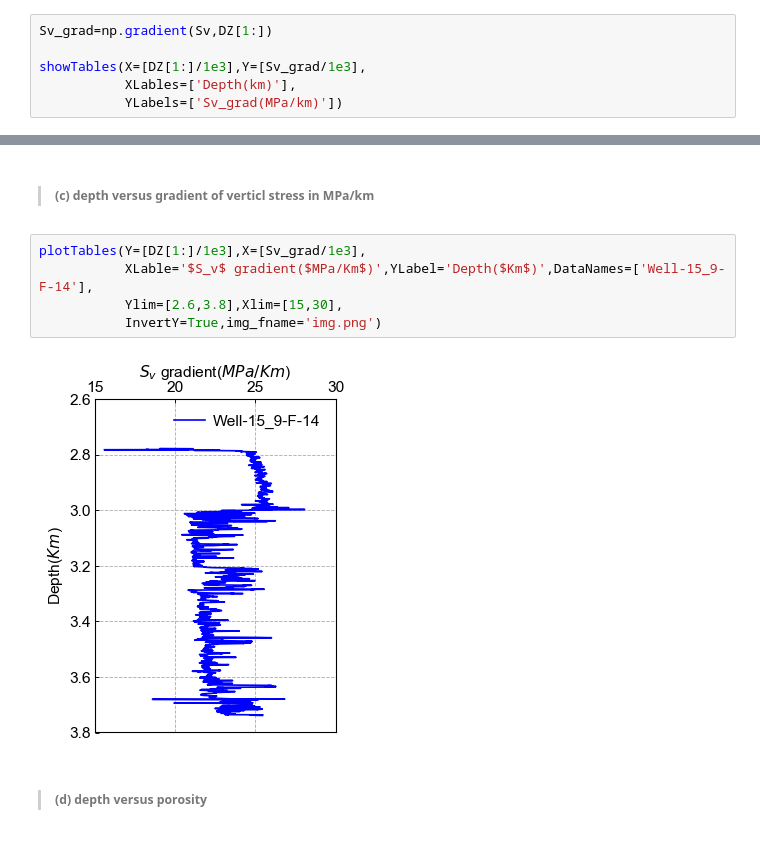
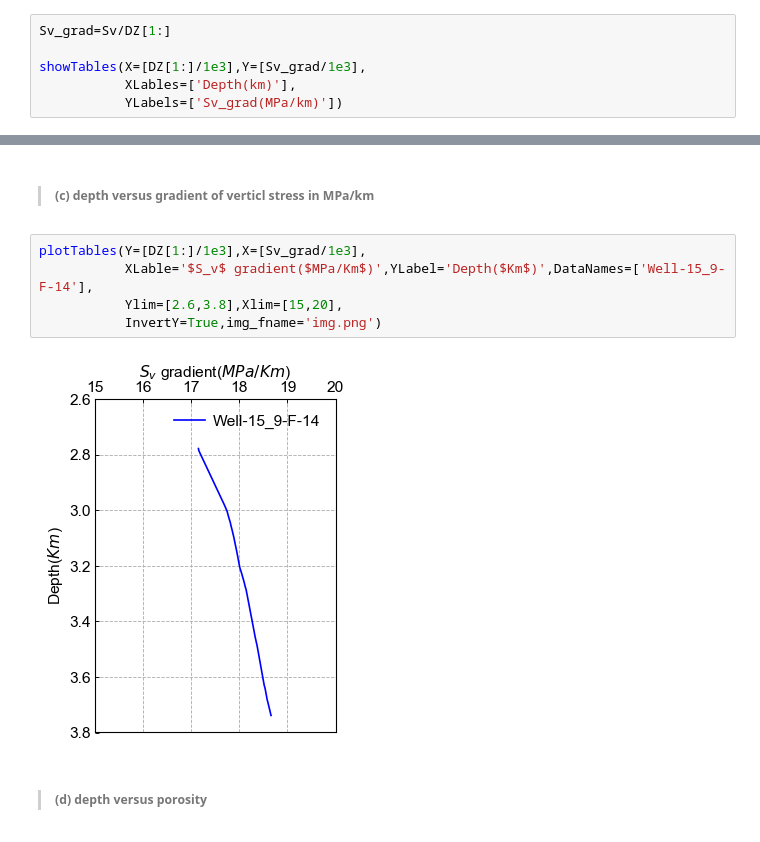
Before and after one commit to BinWang0213/Course-PETE4241_19SP_ProjectCode, a Jupyter notebook: RawCode/Bwang/HW1/HW1_Volve.ipynb, the cells around one changed output, grey strips where cells are left out. Saved outputs shown, nothing was run; the diff lists cells and outputs as text.

Commit message:
[Bin Wang] fix known Sv gradient calculation error in HW1

```diff
--- a/RawCode/Bwang/HW1/HW1_Volve.ipynb
+++ b/RawCode/Bwang/HW1/HW1_Volve.ipynb
@@ -88,5 +86,5 @@ $$ \hat f_{i}^{(1)} = \frac{ \Delta z_{-}^{2}f\left(x_{i} + \Delta z_{+}\right)
 # %%
-Sv_grad=np.gradient(Sv,DZ[1:])
+Sv_grad=Sv/DZ[1:]
 
 showTables(X=[DZ[1:]/1e3],Y=[Sv_grad/1e3],
            XLables=['Depth(km)'],
@@ -153,10 +151,10 @@ plotTables(Y=[DZ[1:]/1e3,DZ[1:]/1e3],X=[Sv/1e6,p_pore[1:]/1e6],
 # %%
 plotTables(Y=[DZ[1:]/1e3],X=[Sv_grad/1e3],
            XLable='$S_v$ gradient($MPa/Km$)',YLabel='Depth($Km$)',DataNames=['Well-15_9-F-14'],
-           Ylim=[2.6,3.8],Xlim=[15,30],
+           Ylim=[2.6,3.8],Xlim=[15,20],
            InvertY=True,img_fname='img.png')
 # %% [output]
-[figure, old version]
+[figure, new version]
 # %% [markdown]
 >  ##### (d) depth versus porosity
 # %%
```
Also changed, not shown: parts of 3 cells of this notebook, 3 other files.
